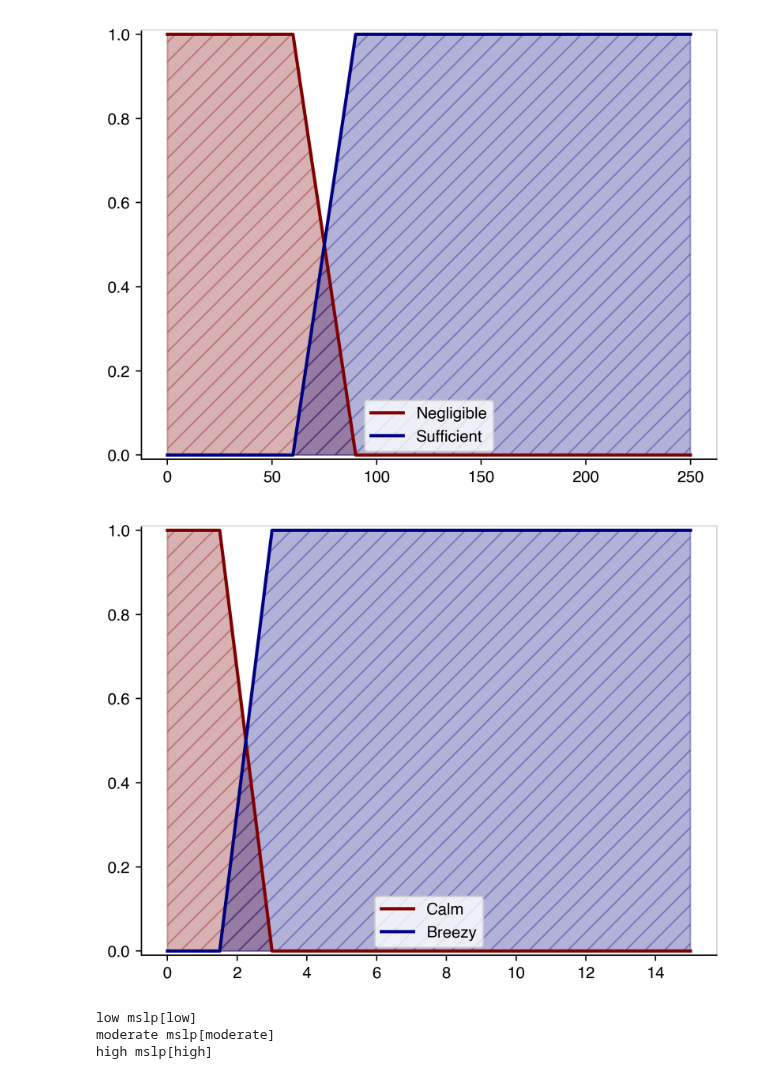
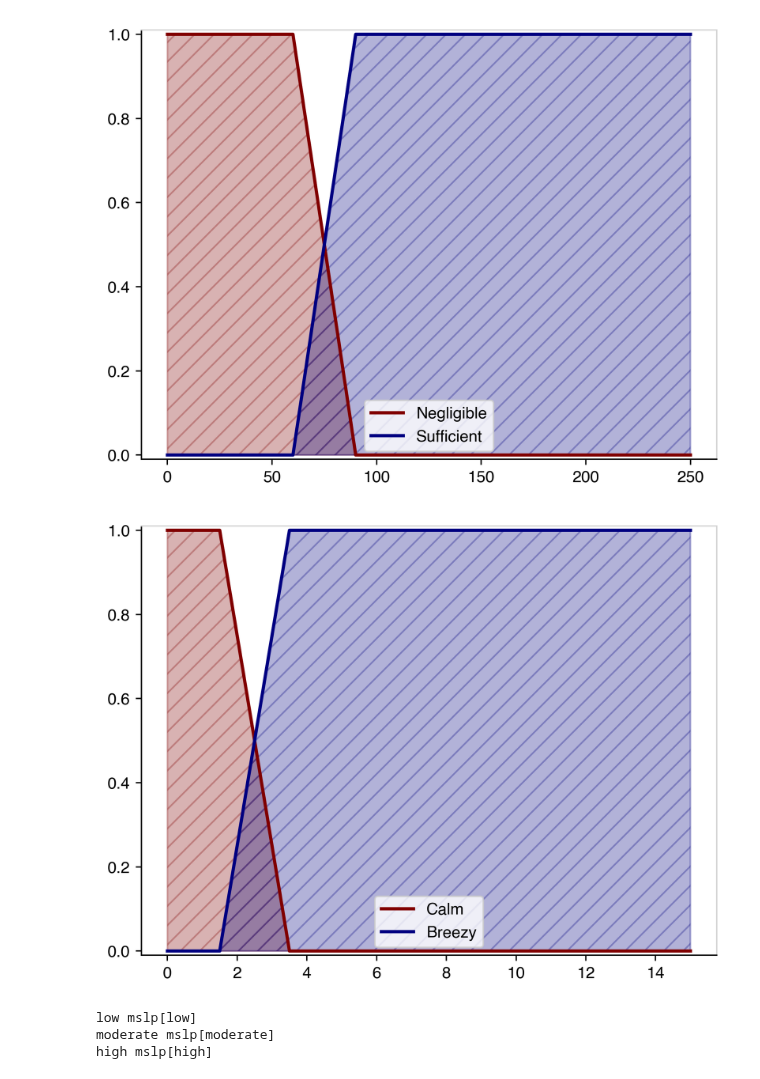
Before and after one commit to Bingham-Research-Center/clyfar, a Jupyter notebook: fis/clyfar_v1.ipynb, the cells around one changed output. Drawn from its saved outputs; the diff is of its cells as text; code cells hidden in the pictures.

```diff
--- a/fis/clyfar_v1.ipynb
+++ b/fis/clyfar_v1.ipynb
@@ -627,16 +628,16 @@ plt.show()
 [figure]
 # %%
 # Crossover around 2m/s for wind
-wind['calm'] = plsmf_from_quadruple(wind_uod, 1, 1.5, 3.0, 0)
-wind['breezy'] = plsmf_from_quadruple(wind_uod, 0, 1.5, 3.0, 1)
+wind['calm'] = plsmf_from_quadruple(wind_uod, 1, 1.5, 3.5, 0)
+wind['breezy'] = plsmf_from_quadruple(wind_uod, 0, 1.5, 3.5, 1)
 
 # Plot these functions
 fig, ax = plt.subplots(1)
 ax = plot_mf(ax, wind.universe, wind['calm'].mf, label="Calm", line_color="maroon", plot_fill=True)
 ax = plot_mf(ax, wind.universe, wind['breezy'].mf, label="Breezy", line_color="navy", plot_fill=True)
 plt.show()
 # %% [output]
-[figure, old version]
+[figure, new version]
 # %%
 # Three trapezia for MSLP: low, medium, high
 
```
Also changed, not shown: parts of 20 cells of this notebook.
